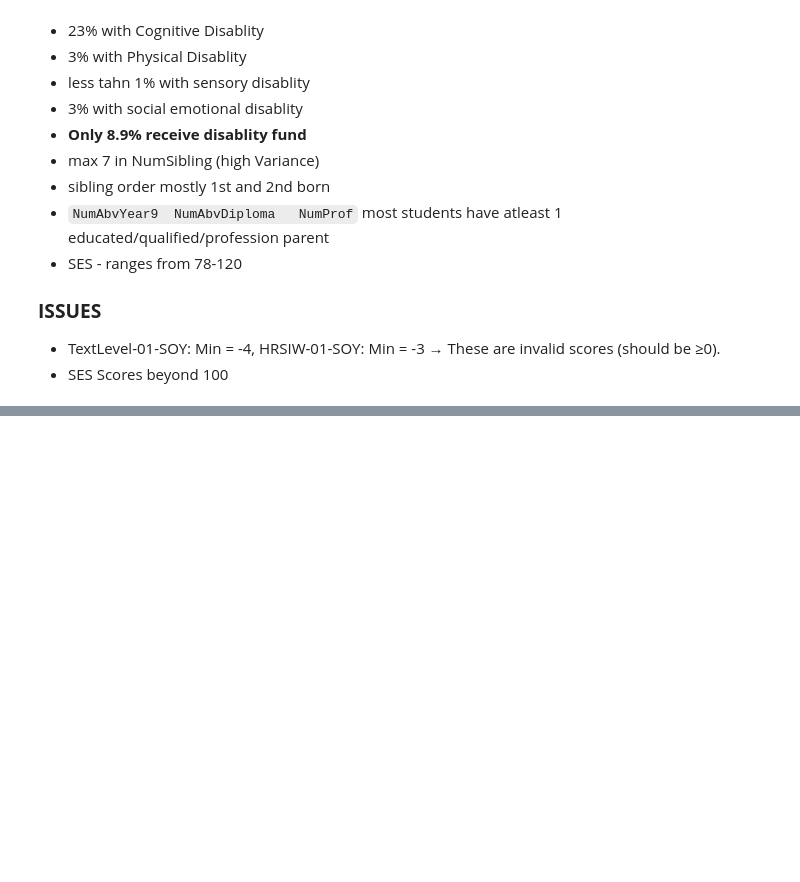
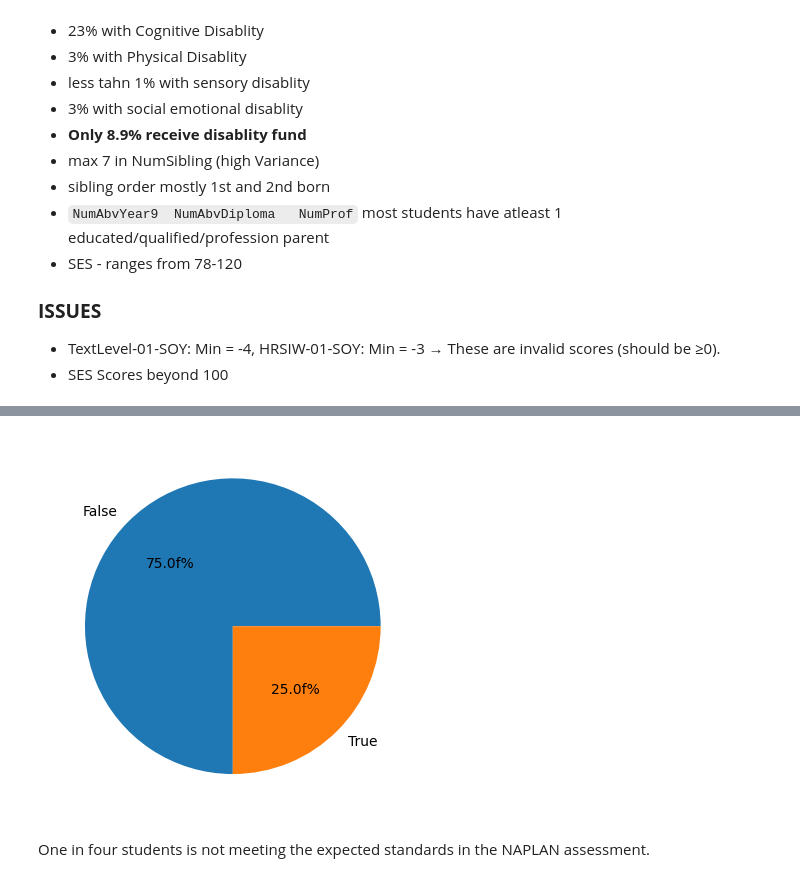
Before and after one commit to anshumbanga/Projects, a Jupyter notebook: LA4_SCHOOL/Data Accessing.ipynb, the cells around one changed output, grey strips where cells are left out. Saved outputs shown, nothing was run; the diff lists cells and outputs as text; code cells hidden in the pictures; blank space fills up the shorter version.

```diff
--- a/LA4_SCHOOL/Data Accessing.ipynb
+++ b/LA4_SCHOOL/Data Accessing.ipynb
@@ -245,0 +255,7 @@ df.describe()
+# %%
+plt.pie(df.At_Risk_Numeracy.value_counts(),labels=df.At_Risk_Numeracy.value_counts().index,autopct='%1.1ff%%')
+plt.show()
+# %% [output]
+[figure, added]
+# %% [markdown]
+One in four students is not meeting the expected standards in the NAPLAN assessment.
```
Also changed, not shown: parts of 1 cell of this notebook.
